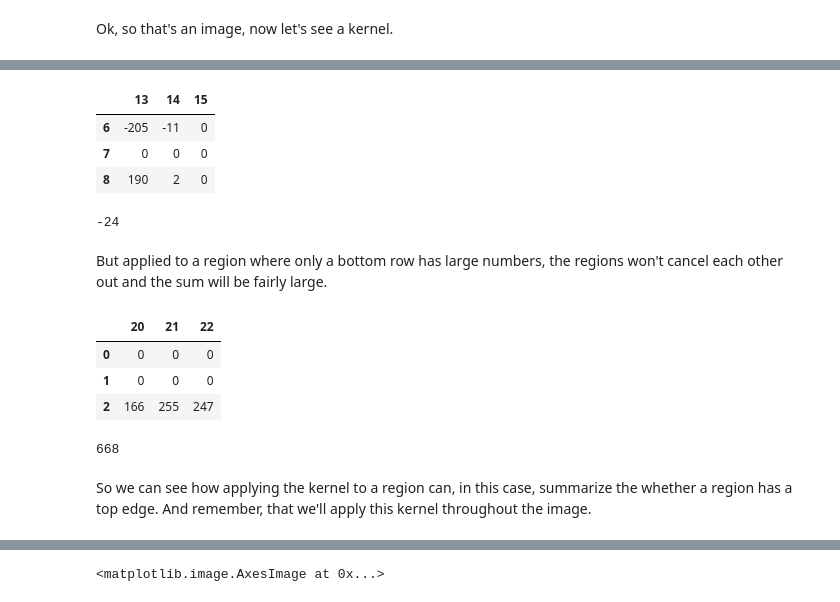
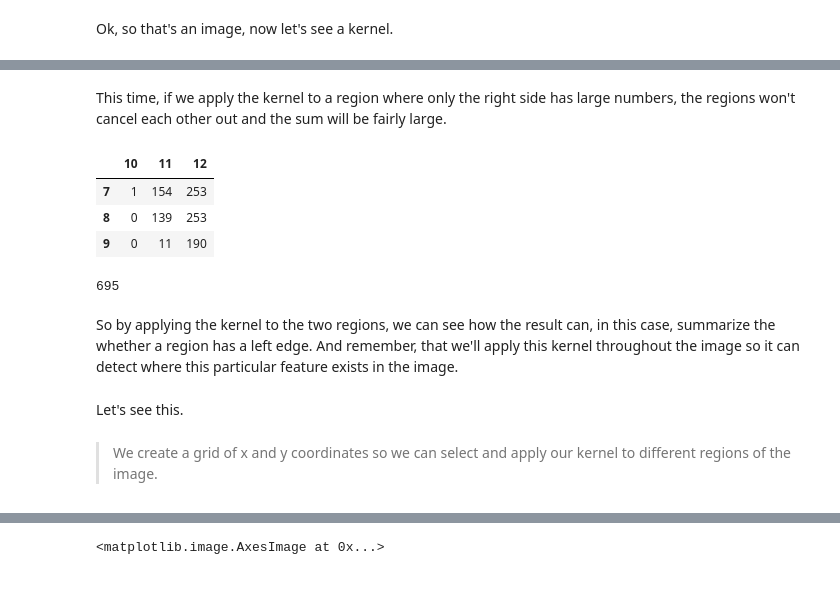
Before and after one commit to jigsawlabs-student/pytorch-cnn, a Jupyter notebook: 3-kernels.ipynb, the cells around one changed output, grey strips where cells are left out. Cells and saved outputs as stored; diff of their text form; code cells hidden in the pictures.

```diff
--- a/3-kernels.ipynb
+++ b/3-kernels.ipynb
@@ -111,26 +129,18 @@ So if the entire region is dark, the two will cancel each other out.
-# %%
-bottom_edge*dark_region
-# %% [output]
-|  | 13 | 14 | 15 |
-| 6 | -205 | -11 | 0 |
-| 7 | 0 | 0 | 0 |
-| 8 | 190 | 2 | 0 |
-# %%
-(top_edge*dark_region).to_numpy().sum()
-# %% [output]
--24
 # %% [markdown]
-But applied to a region where only a bottom row has large numbers, the regions won't cancel each other out and the sum will be fairly large.
+This time, if we apply the kernel to a region where only the right side has large numbers, the regions won't cancel each other out and the sum will be fairly large.
-# %%
-df.iloc[0:3, 20:23]
-# %% [output]
-|  | 20 | 21 | 22 |
-| 0 | 0 | 0 | 0 |
-| 1 | 0 | 0 | 0 |
-| 2 | 166 | 255 | 247 |
-# %%
-apply_kernel(bottom_edge, df.iloc[0:3, 20:23])
-# %% [output]
-668
+# %%
+left_edge = df.iloc[7:10, 10:13]
+left_edge
+# %% [output]
+|  | 10 | 11 | 12 |
+| 7 | 1 | 154 | 253 |
+| 8 | 0 | 139 | 253 |
+| 9 | 0 | 11 | 190 |
+# %%
+apply_kernel(kernel, left_edge)
+# %% [output]
+695
 # %% [markdown]
-So we can see how applying the kernel to a region can, in this case, summarize the whether a region has a top edge.  And remember, that we'll apply this kernel throughout the image.
+So by applying the kernel to the two regions, we can see how the result can, in this case, summarize the whether a region has a left edge.  And remember, that we'll apply this kernel throughout the image so it can detect where this particular feature exists in the image.
+# %% [markdown]
+Let's see this.
@@ -137,2 +149,4 @@ So we can see how applying the kernel to a region can, in this case, summarize t
+# %% [markdown]
+> We create a grid of x and y coordinates so we can select and apply our kernel to different regions of the image.
 # %%
 coords = [x_coord for x_coord in range(first_image.shape[0])][1:-1]
```
Also changed, not shown: parts of 35 cells of this notebook, 8 other files.
